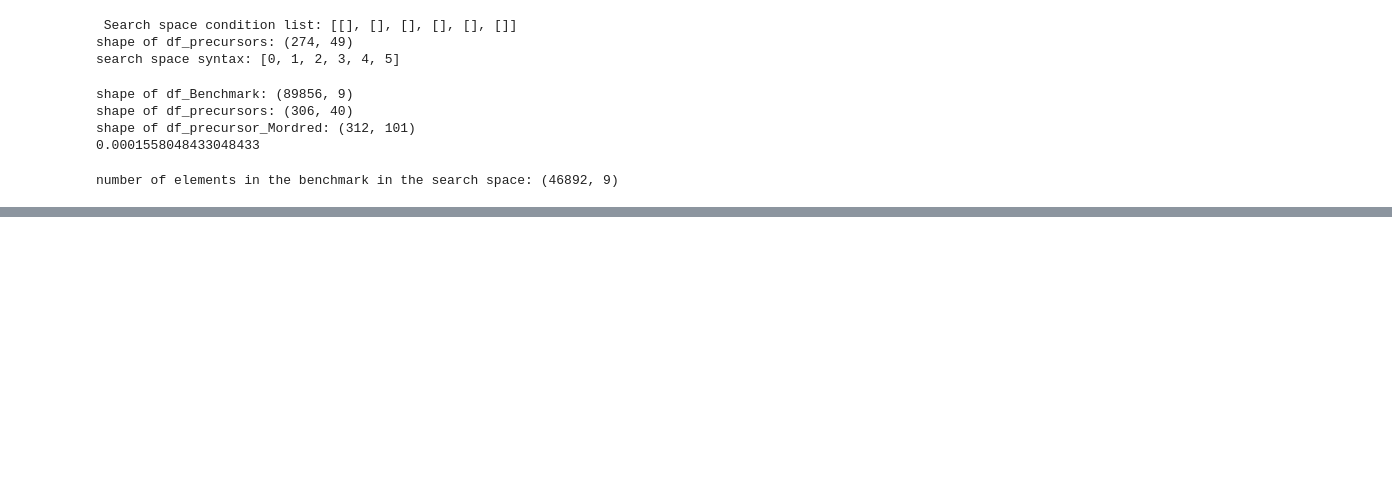
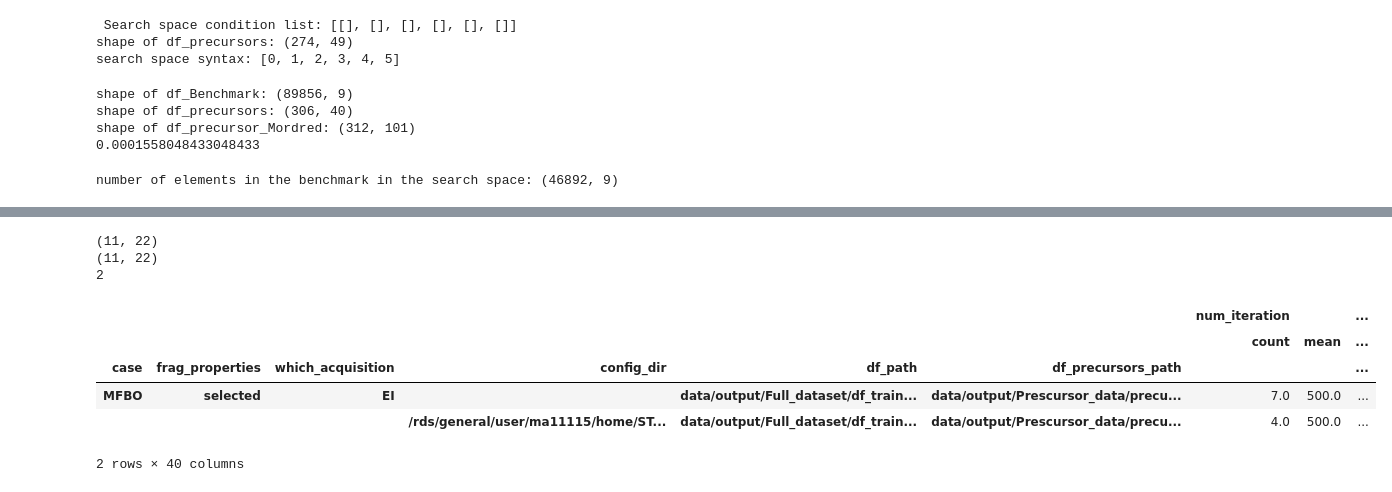
Before and after one commit to mohammedazzouzi15/STK_search, a Jupyter notebook: Example_notebooks/Test_MFBO.ipynb, the cells around one changed output, grey strips where cells are left out. Drawn from its saved outputs; the diff is of its cells as text; code cells hidden in the pictures; blank space fills up the shorter version.

```diff
--- a/Example_notebooks/Test_MFBO.ipynb
+++ b/Example_notebooks/Test_MFBO.ipynb
@@ -129,0 +163,26 @@ ImportError: cannot import name 'MultifidelityBayesianOptimisation' from 'stk_se
+# %%
+num_iteration = 500
+num_elem_initialisation = 50
+oligomer_size = 6
+search_space_loc = '/rds/general/user/ma11115/home/STK_Search/STK_search/data/input/search_space/test/search_space1.pkl'
+#df_filtered = df_all[df_all['num_iteration']==num_iteration]
+#df_filtered = df_filtered[df_filtered['num_elem_initialisation']==num_elem_initialisation]
+df_filtered = df_all[df_all['df_path']==df_total_path_bench]
+
+df_filtered = df_filtered[df_filtered['oligomer_size']==oligomer_size]
+print(df_filtered.shape)
+
+print(df_filtered.shape)
+df_list = df_filtered.groupby(['case','frag_properties','which_acquisition','config_dir','df_path','df_precursors_path',])
+print(len(df_list))
+df_list.describe()
+# %% [output]
+(11, 22)
+(11, 22)
+2
+|  |  |  |  |  |  | num_iteration |  | ... |
+|  |  |  |  |  |  | count | mean | ... |
+| case | frag_properties | which_acquisition | config_dir | df_path | df_precursors_path |  |  | ... |
+| MFBO | selected | EI |  | data/output/Full_dataset/df_train... | data/output/Prescursor_data/precu... | 7.0 | 500.0 | ... |
+|  |  |  | /rds/general/user/ma11115/home/ST... | data/output/Full_dataset/df_train... | data/output/Prescursor_data/precu... | 4.0 | 500.0 | ... |
+2 rows × 40 columns
```
Also changed, not shown: parts of 14 cells of this notebook, 2 other files.
